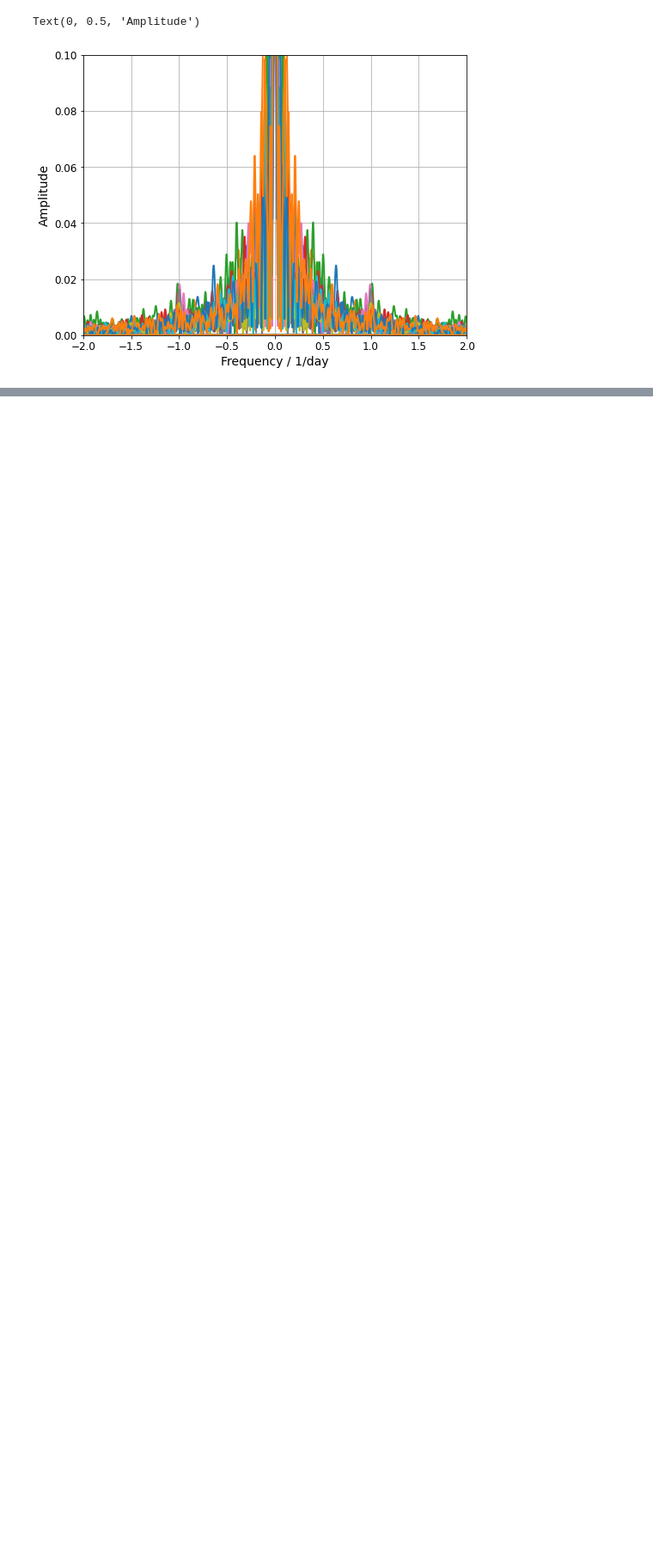
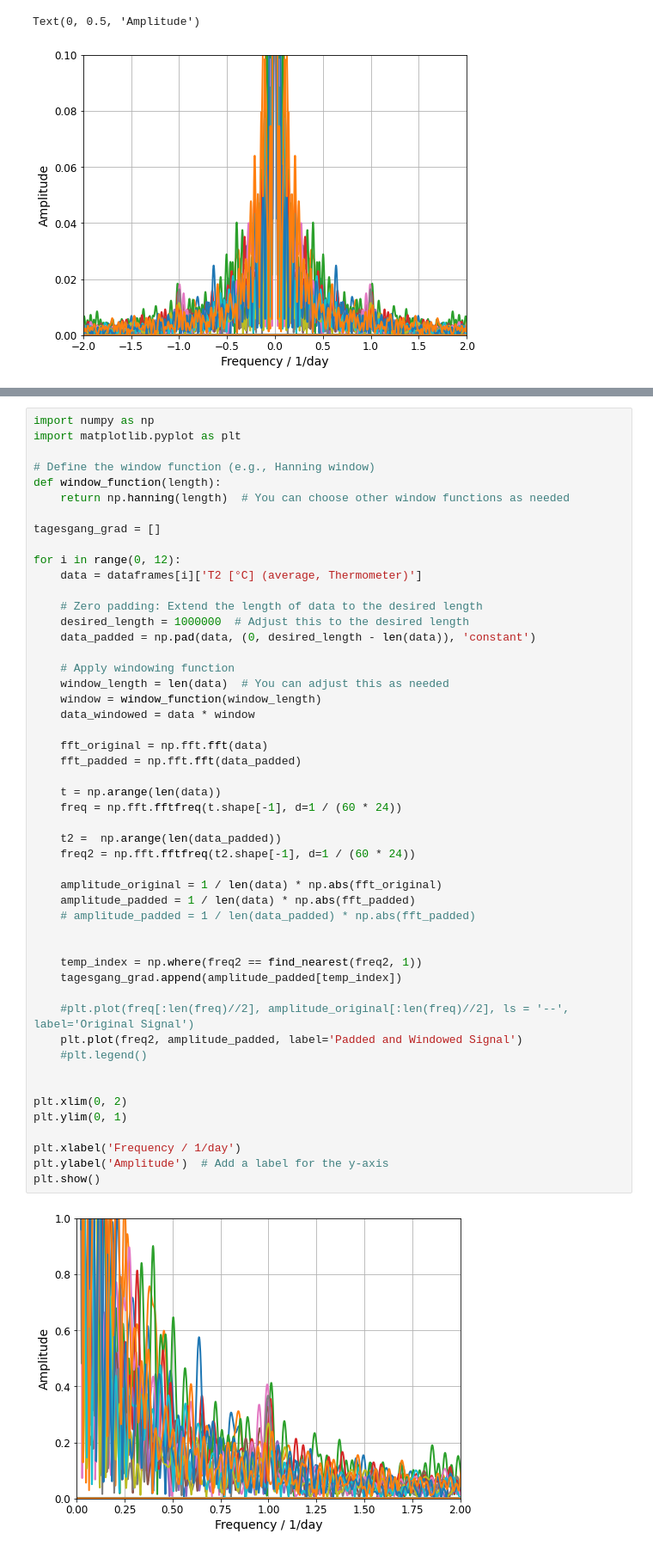
Before and after one commit to LeoausderDose/Praktikum_AWI, a Jupyter notebook: Spitzbergen/data_import_spitzbergen.ipynb, the cells around one changed output, grey strips where cells are left out. Shown: that part at 86% size. Drawn from its saved outputs; the diff is of its cells as text; blank space fills up the shorter version.

```diff
--- a/Spitzbergen/data_import_spitzbergen.ipynb
+++ b/Spitzbergen/data_import_spitzbergen.ipynb
@@ -196,3 +195,55 @@ Text(0, 0.5, 'Amplitude')
+# %%
+import numpy as np
+import matplotlib.pyplot as plt
+
+# Define the window function (e.g., Hanning window)
+def window_function(length):
+    return np.hanning(length)  # You can choose other window functions as needed
+
+tagesgang_grad = []
+
+for i in range(0, 12):
+    data = dataframes[i]['T2 [°C] (average, Thermometer)']
+
+    # Zero padding: Extend the length of data to the desired length
+    desired_length = 1000000  # Adjust this to the desired length
+    data_padded = np.pad(data, (0, desired_length - len(data)), 'constant')
+
+    # Apply windowing function
+    window_length = len(data)  # You can adjust this as needed
+    window = window_function(window_length)
+    data_windowed = data * window
+
+    fft_original = np.fft.fft(data)
+    fft_padded = np.fft.fft(data_padded)
+
+    t = np.arange(len(data))
+    freq = np.fft.fftfreq(t.shape[-1], d=1 / (60 * 24))
+
+    t2 =  np.arange(len(data_padded))
+    freq2 = np.fft.fftfreq(t2.shape[-1], d=1 / (60 * 24))
+
+    amplitude_original = 1 / len(data) * np.abs(fft_original)
+    amplitude_padded = 1 / len(data) * np.abs(fft_padded)
+    # amplitude_padded = 1 / len(data_padded) * np.abs(fft_padded)
+
+
+    temp_index = np.where(freq2 == find_nearest(freq2, 1))
+    tagesgang_grad.append(amplitude_padded[temp_index])
+
+    #plt.plot(freq[:len(freq)//2], amplitude_original[:len(freq)//2], ls = '--', label='Original Signal')
+    plt.plot(freq2, amplitude_padded, label='Padded and Windowed Signal')
+    #plt.legend()
+
+
+plt.xlim(0, 2)
+plt.ylim(0, 1)
+
+plt.xlabel('Frequency / 1/day')
+plt.ylabel('Amplitude')  # Add a label for the y-axis
+plt.show()
+# %% [output]
+[figure, added]
 # %%
 month = ['january', 'february', 'march', 'april','may','june', 'july', 'august', 'september', 'october', 'november', 'december']
 plt.plot(np.arange(1,13), tagesgang_grad)
```
Also changed, not shown: parts of 2 cells of this notebook, 13 other files.
